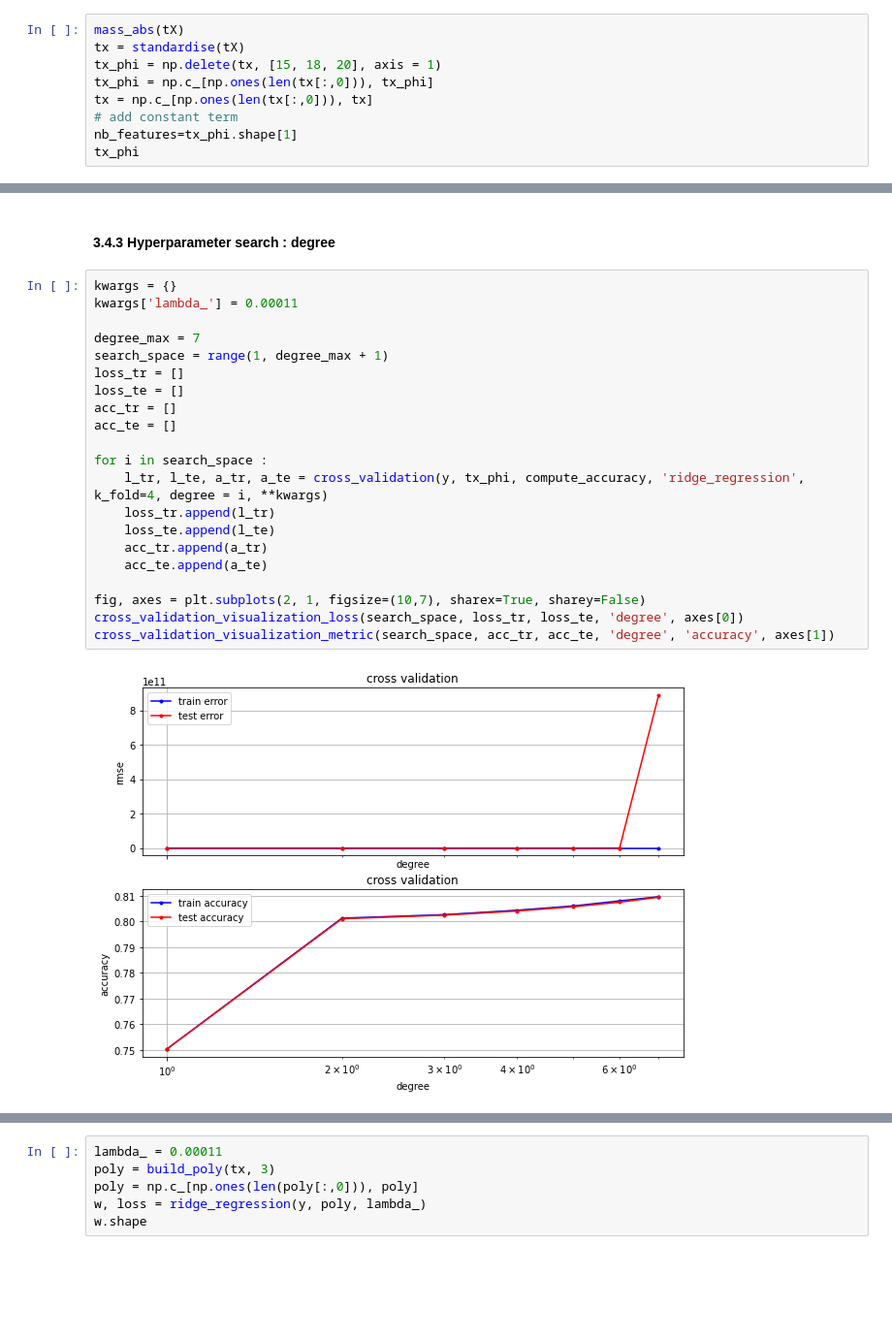
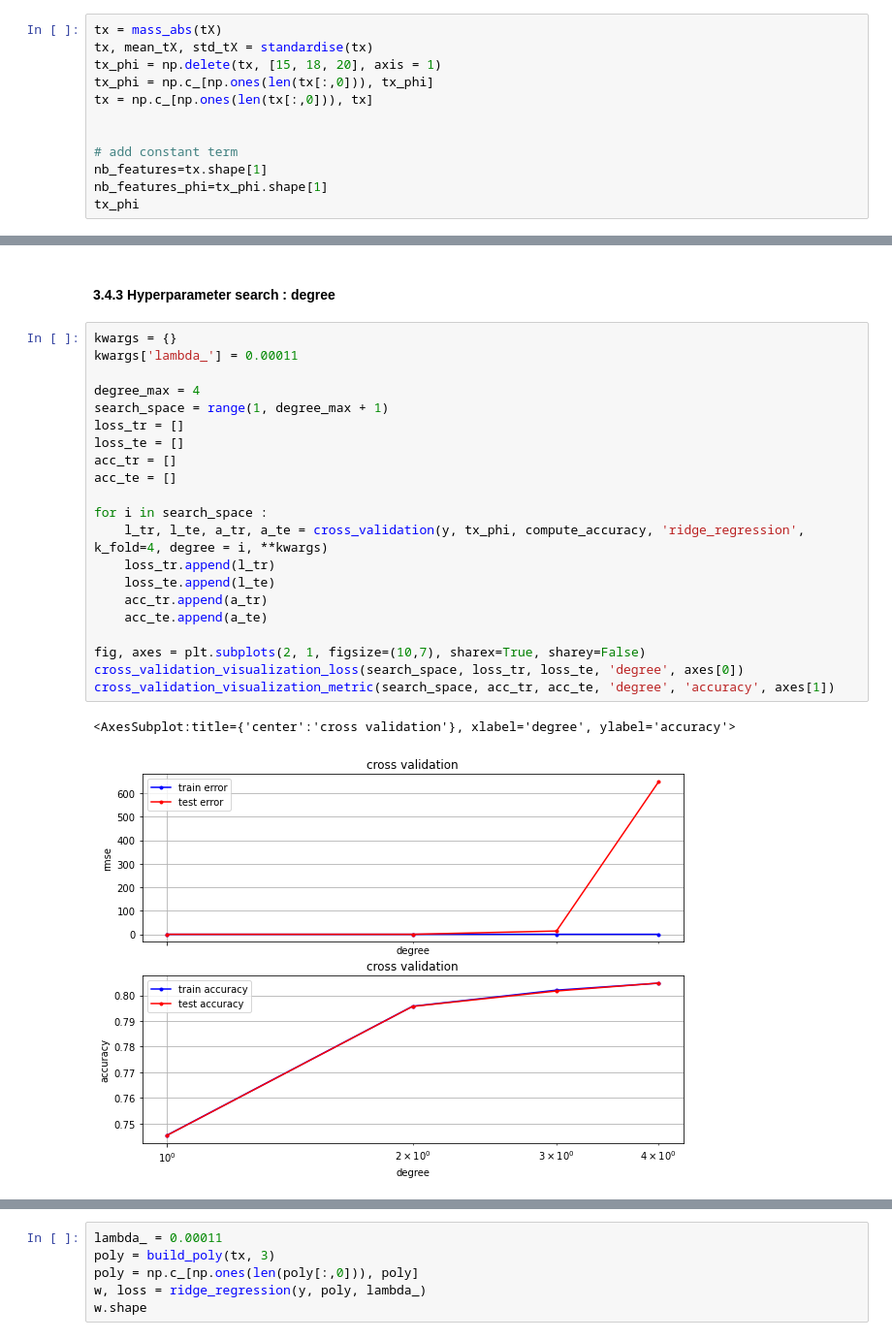
Before and after one commit to Noyt/ML2020_PR1, a Jupyter notebook: project1.ipynb, the cells around one changed output, grey strips where cells are left out. Shown: that part at 97% size. Drawn from its saved outputs; the diff is of its cells as text; blank space fills up the shorter version.

```diff
--- a/project1.ipynb
+++ b/project1.ipynb
@@ -27,12 +24,15 @@ y, tX, ids = load_csv_data(DATA_TRAIN_PATH)
 
 Before any attempt to prediction, we perform some data cleaning (TODO) and preprocessing. We start by standardising our training dataset.
 # %%
-mass_abs(tX)
-tx = standardise(tX)
+tx = mass_abs(tX)
+tx, mean_tX, std_tX = standardise(tx)
 tx_phi = np.delete(tx, [15, 18, 20], axis = 1)
 tx_phi = np.c_[np.ones(len(tx[:,0])), tx_phi]
 tx = np.c_[np.ones(len(tx[:,0])), tx]
+
+
 # add constant term
-nb_features=tx_phi.shape[1]
+nb_features=tx.shape[1]
+nb_features_phi=tx_phi.shape[1]
 tx_phi
 # %% [output]
@@ -132,23 +174,24 @@ best_lambda # TODO il essaie clairement de mettre lambda à 0
 # %%
 kwargs = {}
 kwargs['lambda_'] = 0.00011
 
-degree_max = 7
+degree_max = 4
 search_space = range(1, degree_max + 1)
 loss_tr = []
 loss_te = []
 acc_tr = []
 acc_te = []
 
 for i in search_space :
     l_tr, l_te, a_tr, a_te = cross_validation(y, tx_phi, compute_accuracy, 'ridge_regression', k_fold=4, degree = i, **kwargs)
     loss_tr.append(l_tr)
     loss_te.append(l_te)
     acc_tr.append(a_tr)
     acc_te.append(a_te)
 
 fig, axes = plt.subplots(2, 1, figsize=(10,7), sharex=True, sharey=False)
 cross_validation_visualization_loss(search_space, loss_tr, loss_te, 'degree', axes[0])
 cross_validation_visualization_metric(search_space, acc_tr, acc_te, 'degree', 'accuracy', axes[1])
 # %% [output]
+<AxesSubplot:title={'center':'cross validation'}, xlabel='degree', ylabel='accuracy'>
-[figure, old version]
+[figure, new version]
```
Also changed, not shown: parts of 32 cells of this notebook, 6 other files.
